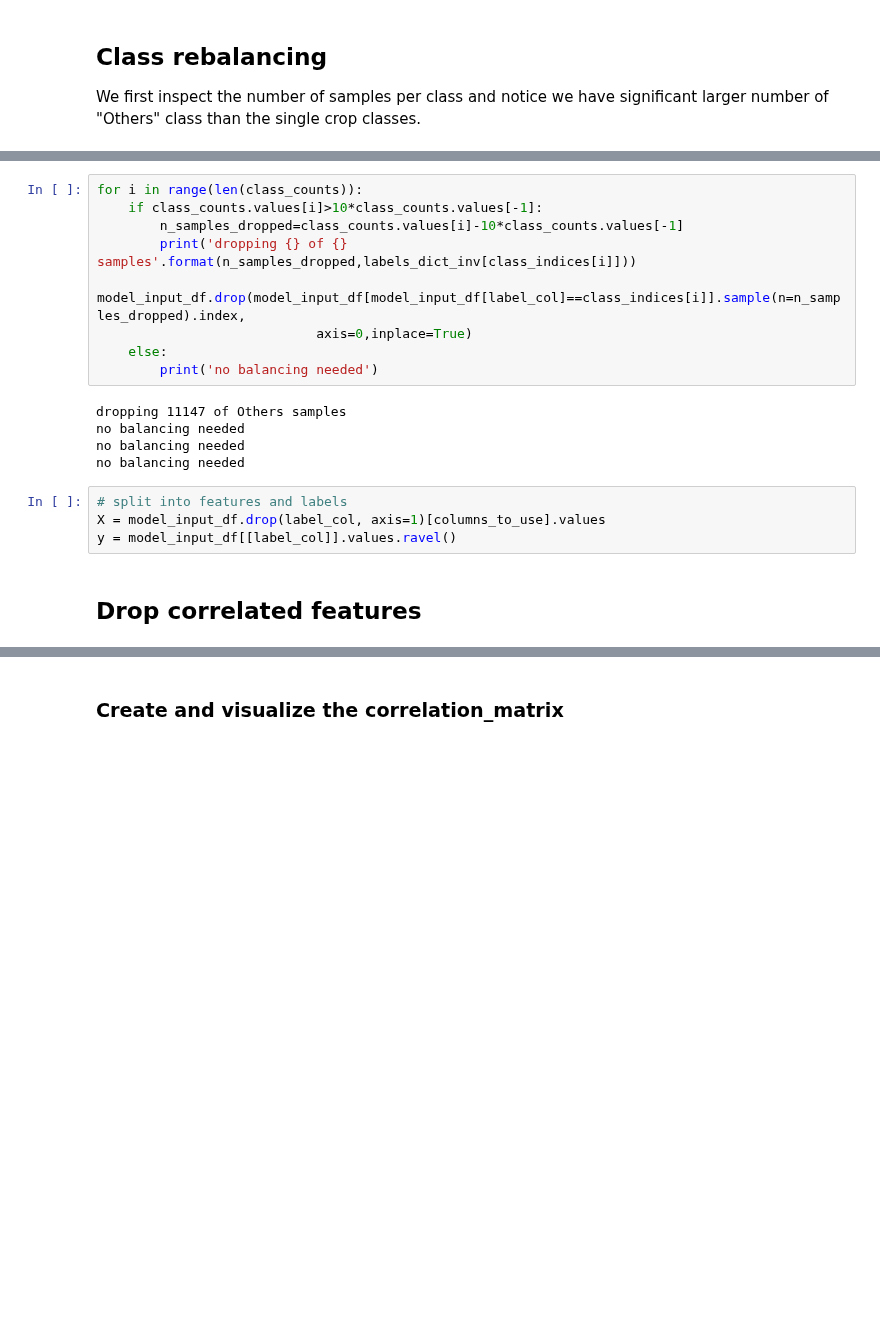
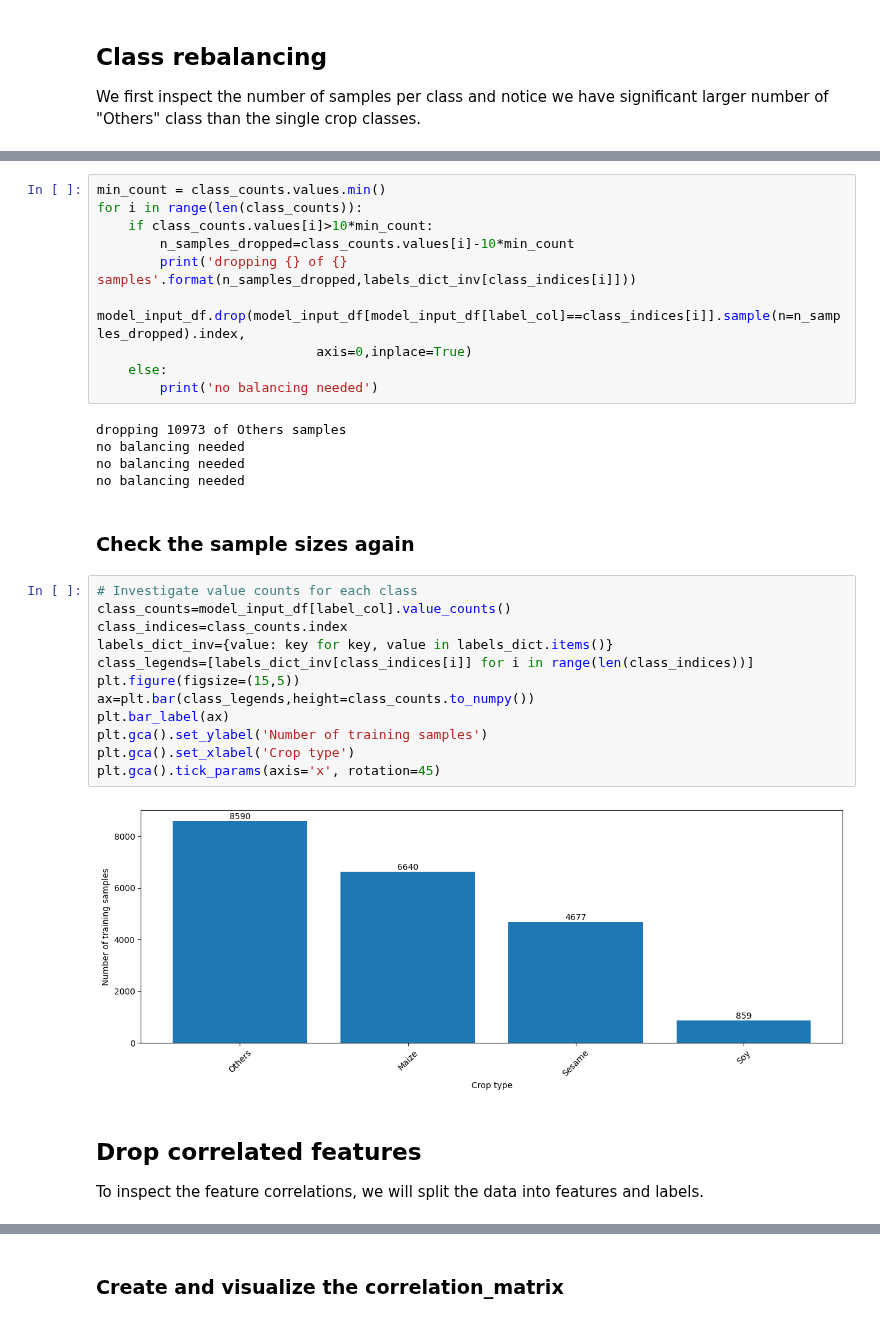
Before and after one commit to digitalearthafrica/FAO_crop_type, a Jupyter notebook: 4_Training_feature_selection.ipynb, the cells around one changed output, grey strips where cells are left out. Cells and saved outputs as stored; diff of their text form; blank space fills up the shorter version.

```diff
--- a/4_Training_feature_selection.ipynb
+++ b/4_Training_feature_selection.ipynb
@@ -106,20 +103,35 @@ We then reduce the number of samples for classes with more than twice the number
 # %%
+min_count = class_counts.values.min()
 for i in range(len(class_counts)):
-    if class_counts.values[i]>10*class_counts.values[-1]:
-        n_samples_dropped=class_counts.values[i]-10*class_counts.values[-1]
+    if class_counts.values[i]>10*min_count:
+        n_samples_dropped=class_counts.values[i]-10*min_count
         print('dropping {} of {} samples'.format(n_samples_dropped,labels_dict_inv[class_indices[i]]))
         model_input_df.drop(model_input_df[model_input_df[label_col]==class_indices[i]].sample(n=n_samples_dropped).index,
                             axis=0,inplace=True)
     else:
         print('no balancing needed')
 # %% [output]
-dropping 11147 of Others samples
+dropping 10973 of Others samples
 no balancing needed
 no balancing needed
 no balancing needed
-# %%
-# split into features and labels
-X = model_input_df.drop(label_col, axis=1)[columns_to_use].values
-y = model_input_df[[label_col]].values.ravel()
+# %% [markdown]
+### Check the sample sizes again
+# %%
+# Investigate value counts for each class
+class_counts=model_input_df[label_col].value_counts()
+class_indices=class_counts.index
+labels_dict_inv={value: key for key, value in labels_dict.items()}
+class_legends=[labels_dict_inv[class_indices[i]] for i in range(len(class_indices))]
+plt.figure(figsize=(15,5))
+ax=plt.bar(class_legends,height=class_counts.to_numpy())
+plt.bar_label(ax)
+plt.gca().set_ylabel('Number of training samples')
+plt.gca().set_xlabel('Crop type')
+plt.gca().tick_params(axis='x', rotation=45)
+# %% [output]
+[figure, added]
 # %% [markdown]
 ## Drop correlated features
+
+To inspect the feature correlations, we will split the data into features and labels.
```
Also changed, not shown: parts of 11 cells of this notebook, 3 other files.
